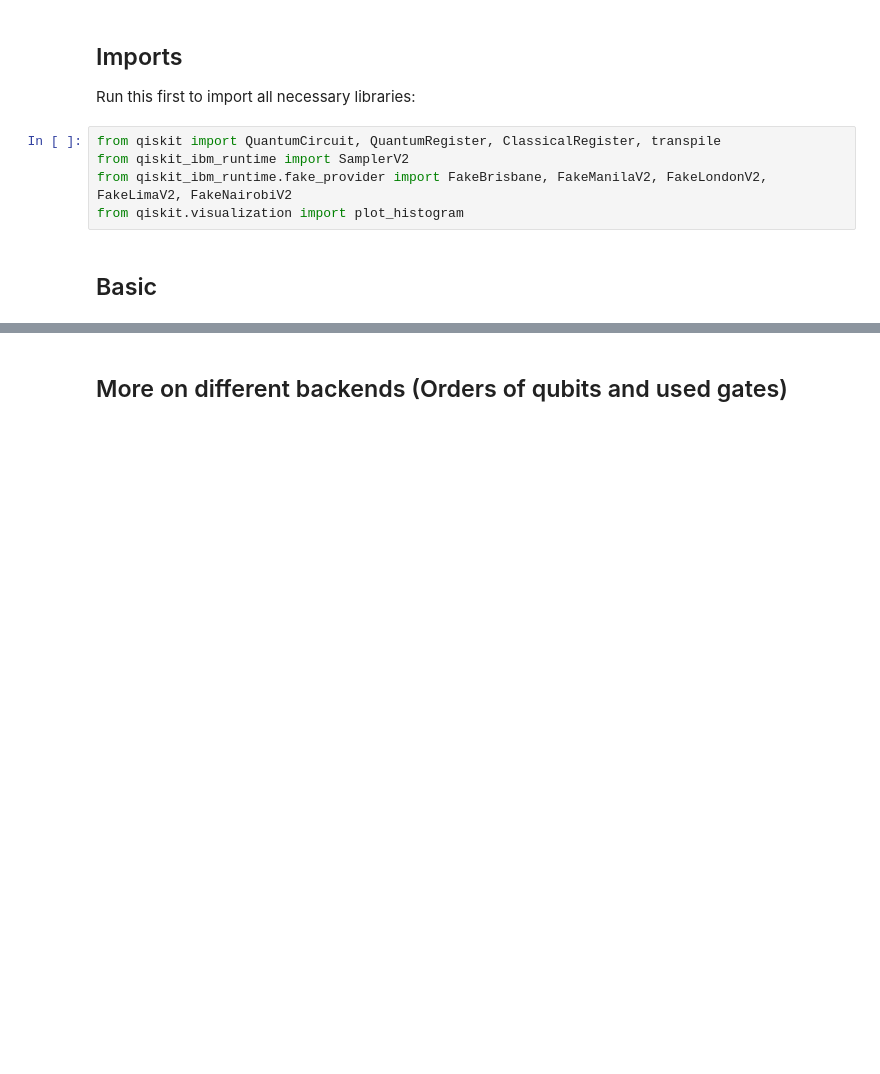
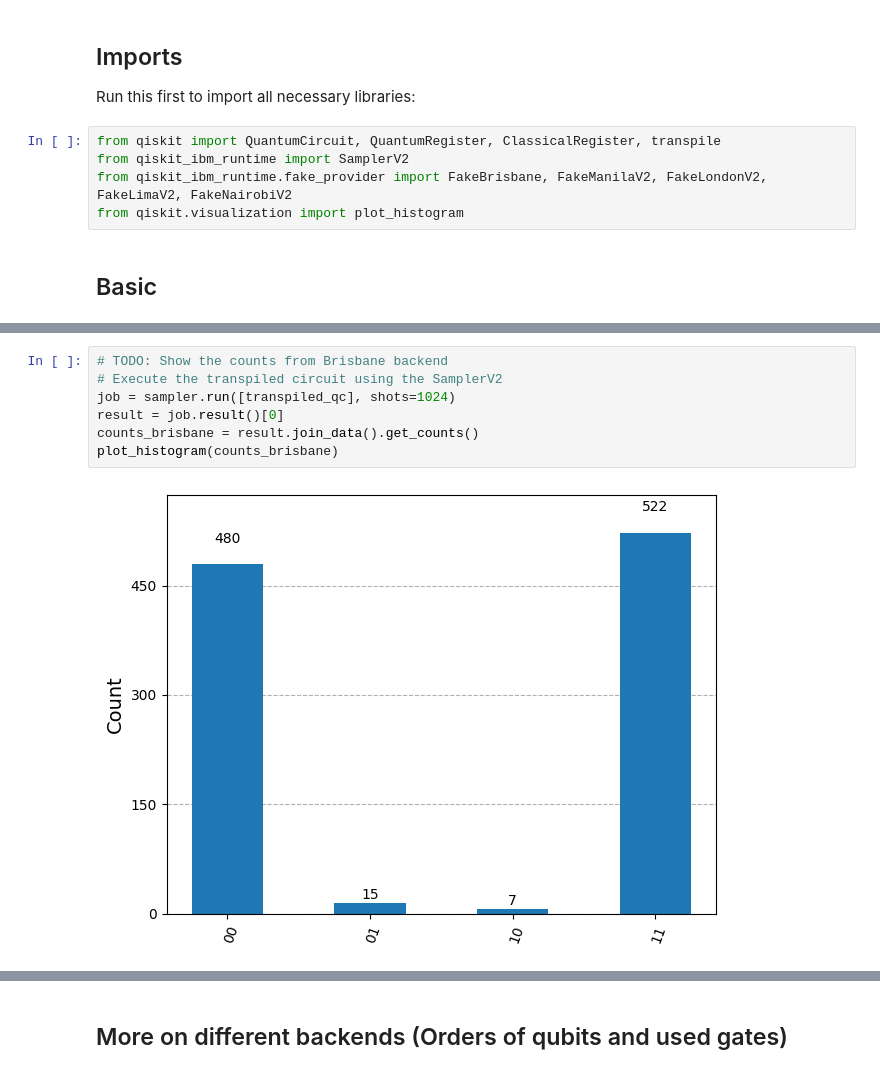
Before and after one commit to tjsaiz/qc-lab7, a Jupyter notebook: task.ipynb, the cells around one changed output, grey strips where cells are left out. Cells and saved outputs as stored; diff of their text form; blank space fills up the shorter version.

```diff
--- a/task.ipynb
+++ b/task.ipynb
@@ -57 +71,10 @@ plot_histogram(counts_manila)
+# %%
+# TODO: Show the counts from Brisbane backend
+# Execute the transpiled circuit using the SamplerV2
+job = sampler.run([transpiled_qc], shots=1024)
+result = job.result()[0]
+counts_brisbane = result.join_data().get_counts()
+plot_histogram(counts_brisbane)
+# %% [output]
+[figure, added]
 # %%
```
Also changed, not shown: parts of 21 cells of this notebook.
